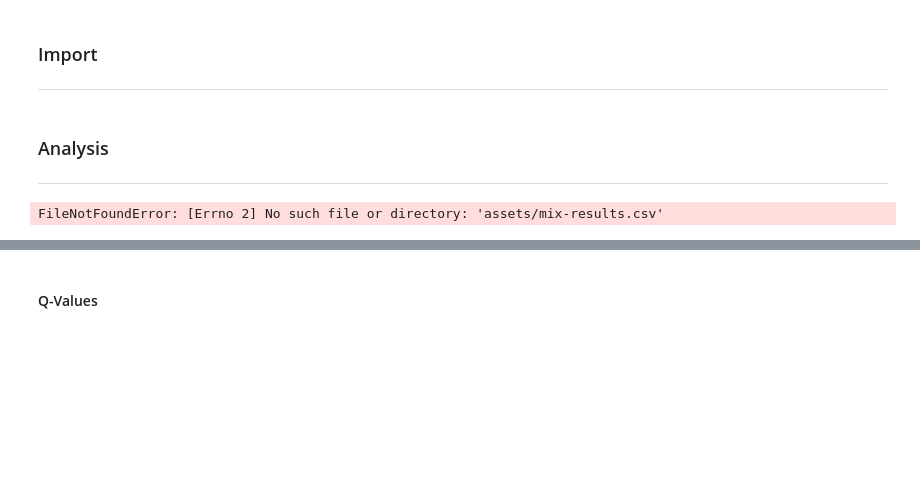
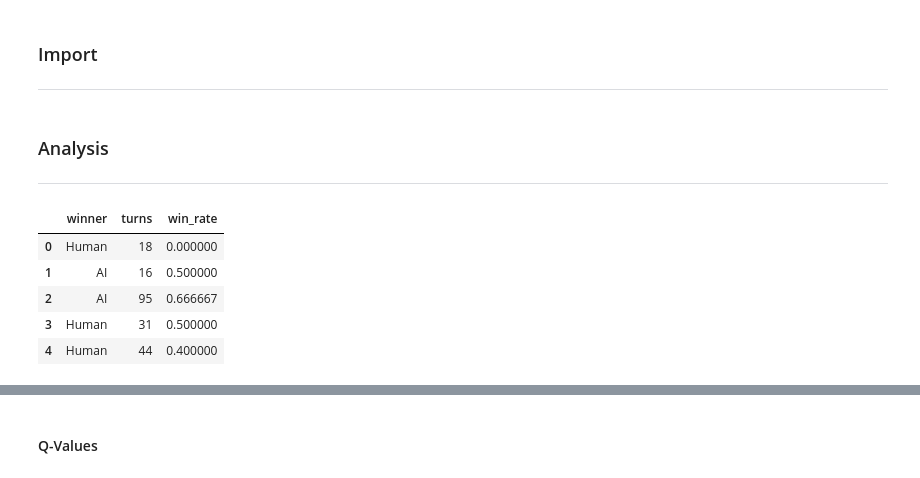
Before and after one commit to ww3ak/4511UNO_SIM, a Jupyter notebook: notebooks/mix-analysis.ipynb, the cells around one changed output, grey strips where cells are left out. Drawn from its saved outputs; the diff is of its cells as text; code cells hidden in the pictures; blank space fills up the shorter version.

```diff
--- a/notebooks/mix-analysis.ipynb
+++ b/notebooks/mix-analysis.ipynb
@@ -44,10 +44,15 @@ def color_lib(categories):
 ### Analysis
 ***
 # %%
-df = pd.read_csv('assets/mix-results.csv')
+df = pd.read_csv(r"C:\Users\sabri\CodingProjects\4511UNO_SIM\assets\mix-monte-carlo-results.csv")
 df.head()
 # %% [output]
-FileNotFoundError: [Errno 2] No such file or directory: 'assets/mix-results.csv'
+|  | winner | turns | win_rate |
+| 0 | Human | 18 | 0.000000 |
+| 1 | AI | 16 | 0.500000 |
+| 2 | AI | 95 | 0.666667 |
+| 3 | Human | 31 | 0.500000 |
+| 4 | Human | 44 | 0.400000 |
 # %%
 fig = plt.figure(1, figsize=(15,7))
 
```
Also changed, not shown: parts of 6 cells of this notebook, 8 other files.
